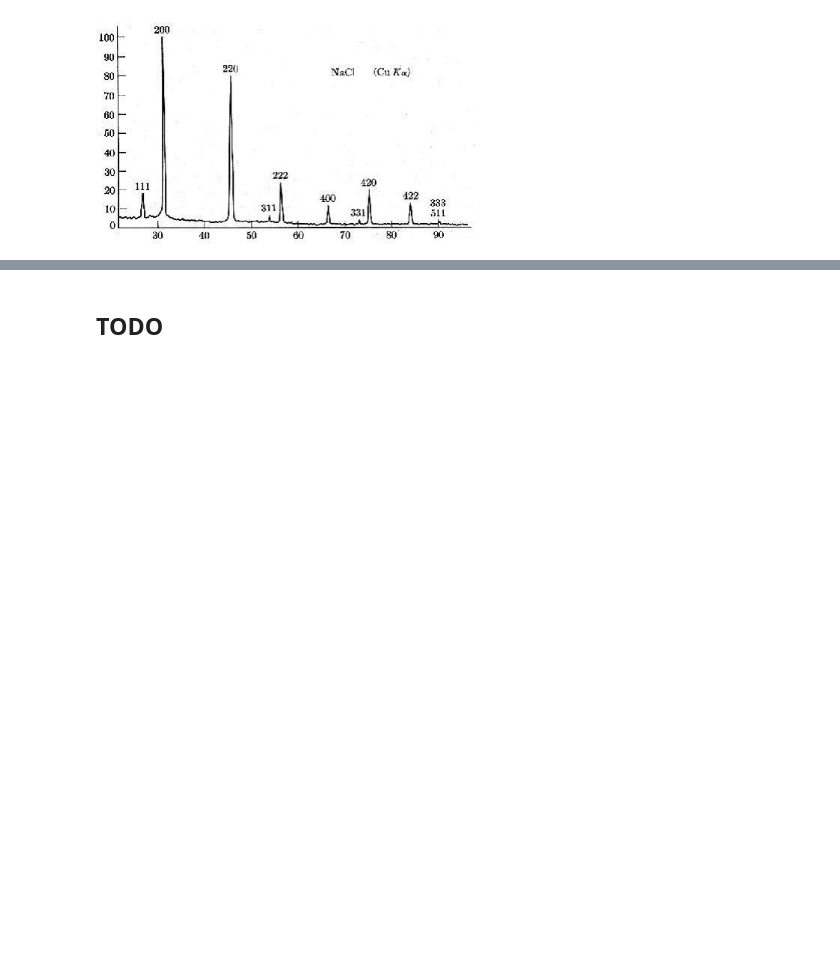
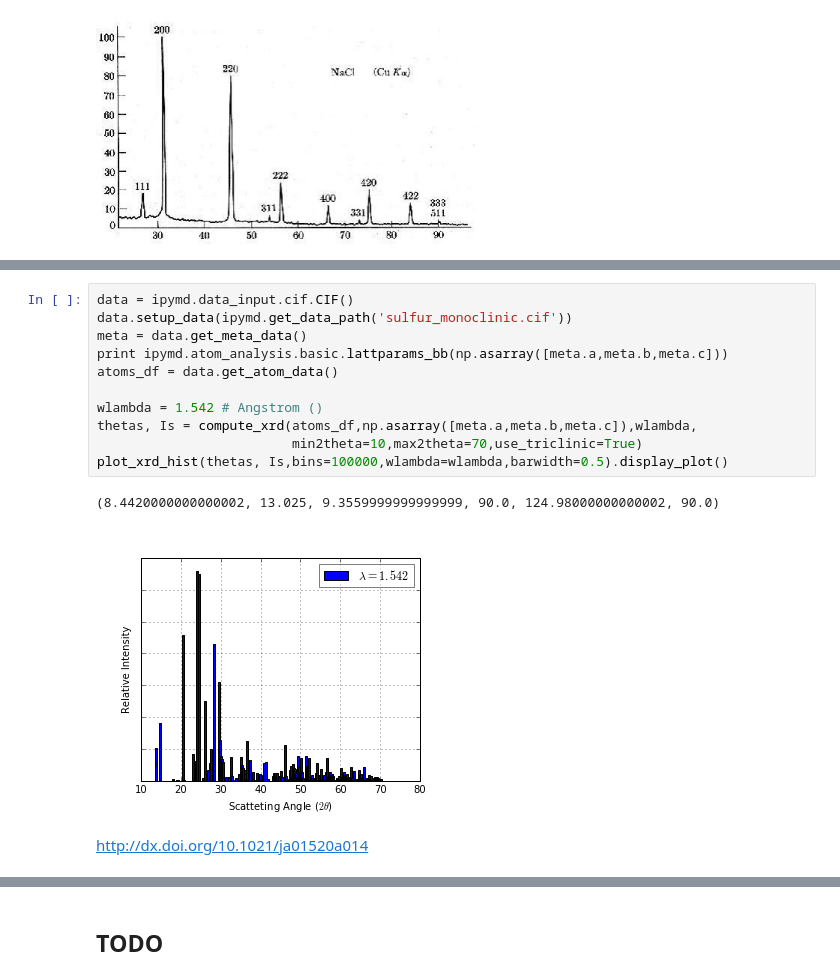
Before and after one commit to chrisjsewell/ipymd, a Jupyter notebook: ipymd/atom_analysis/X-Ray Diffraction Implementation.ipynb, the cells around one changed output, grey strips where cells are left out. Saved outputs shown, nothing was run; the diff lists cells and outputs as text; blank space fills up the shorter version.

```diff
--- a/ipymd/atom_analysis/X-Ray Diffraction Implementation.ipynb
+++ b/ipymd/atom_analysis/X-Ray Diffraction Implementation.ipynb
@@ -476,2 +601,18 @@ Image('xrd_fe_bcc_Cu_kalpha.png',width=380)
 # %% [output]
 [figure]
+# %%
+data = ipymd.data_input.cif.CIF()
+data.setup_data(ipymd.get_data_path('sulfur_monoclinic.cif'))
+meta = data.get_meta_data()
+print ipymd.atom_analysis.basic.lattparams_bb(np.asarray([meta.a,meta.b,meta.c]))
+atoms_df = data.get_atom_data()
+
+wlambda = 1.542 # Angstrom ()
+thetas, Is = compute_xrd(atoms_df,np.asarray([meta.a,meta.b,meta.c]),wlambda,
+                         min2theta=10,max2theta=70,use_triclinic=True)
+plot_xrd_hist(thetas, Is,bins=100000,wlambda=wlambda,barwidth=0.5).display_plot()
+# %% [output]
+(8.4420000000000002, 13.025, 9.3559999999999999, 90.0, 124.98000000000002, 90.0)
+[figure, added]
+# %% [markdown]
+http://dx.doi.org/10.1021/ja01520a014
```
Also changed, not shown: parts of 29 cells of this notebook, 27 other files.
